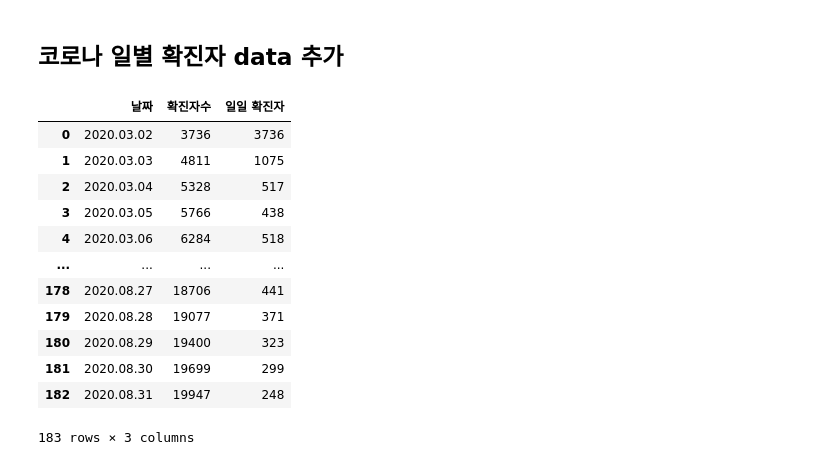
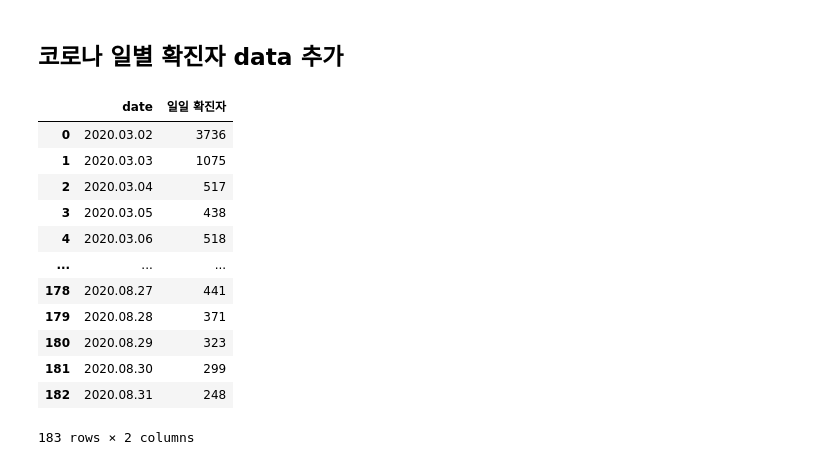
Before and after one commit to Hyun-Jun-Lee/News_Analysis, a Jupyter notebook: text_analysist.ipynb, the cells around one changed output. Cells and saved outputs as stored; diff of their text form; code cells hidden in the pictures.

```diff
--- a/text_analysist.ipynb
+++ b/text_analysist.ipynb
@@ -210,18 +210,20 @@ plt.imshow(gen)
 ## 코로나 일별 확진자 data 추가
 # %%
 covid = pd.read_csv('/content/drive/MyDrive/전국코로나확진자추이.csv',encoding='cp949')
+covid.rename(columns={'날짜':'date'}, inplace=True)
+covid.drop(columns=['확진자수'], inplace= True)
 covid
 # %% [output]
-|  | 날짜 | 확진자수 | 일일 확진자 |
-| 0 | 2020.03.02 | 3736 | 3736 |
-| 1 | 2020.03.03 | 4811 | 1075 |
-| 2 | 2020.03.04 | 5328 | 517 |
-| 3 | 2020.03.05 | 5766 | 438 |
-| 4 | 2020.03.06 | 6284 | 518 |
-| ... | ... | ... | ... |
-| 178 | 2020.08.27 | 18706 | 441 |
-| 179 | 2020.08.28 | 19077 | 371 |
-| 180 | 2020.08.29 | 19400 | 323 |
-| 181 | 2020.08.30 | 19699 | 299 |
-| 182 | 2020.08.31 | 19947 | 248 |
+|  | date | 일일 확진자 |
+| 0 | 2020.03.02 | 3736 |
+| 1 | 2020.03.03 | 1075 |
+| 2 | 2020.03.04 | 517 |
+| 3 | 2020.03.05 | 438 |
+| 4 | 2020.03.06 | 518 |
+| ... | ... | ... |
+| 178 | 2020.08.27 | 441 |
+| 179 | 2020.08.28 | 371 |
+| 180 | 2020.08.29 | 323 |
+| 181 | 2020.08.30 | 299 |
+| 182 | 2020.08.31 | 248 |
-183 rows × 3 columns
+183 rows × 2 columns
```
Also changed, not shown: parts of 3 cells of this notebook.
